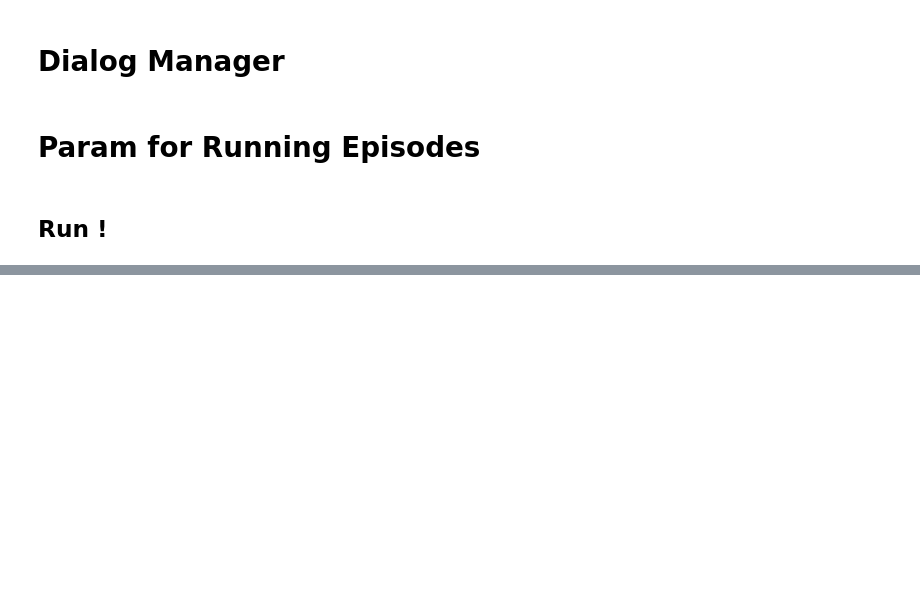
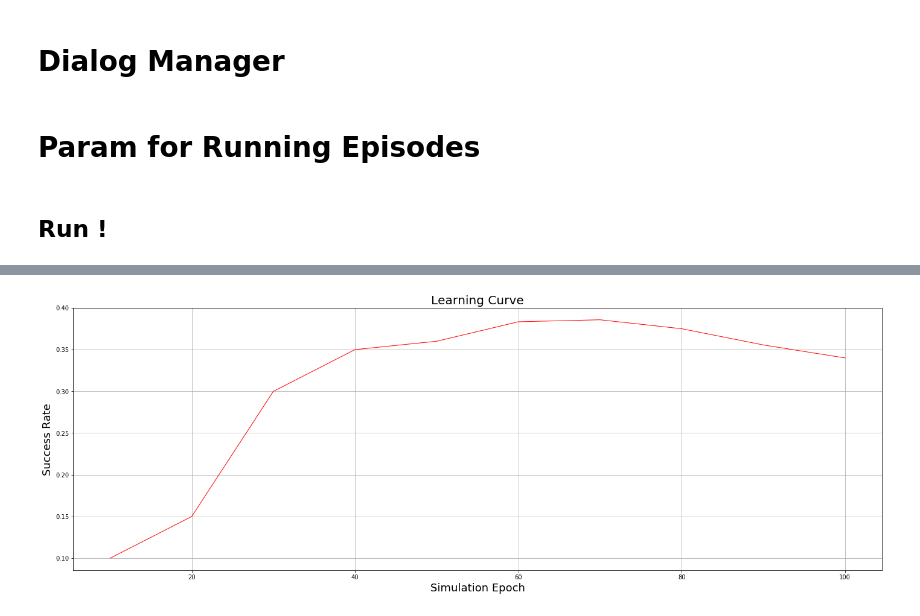
Before and after one commit to dengl11/CS234-Project, a Jupyter notebook: Simulation.ipynb, the cells around one changed output, grey strips where cells are left out. Cells and saved outputs as stored; diff of their text form; code cells hidden in the pictures; blank space fills up the shorter version.

Commit message:
dqn train

```diff
--- a/Simulation.ipynb
+++ b/Simulation.ipynb
@@ -1324,7 +1337,7 @@ class DQN:
         caches = cache['caches']
 
         grads = {}
-        for i in xrange(len(caches)):
+        for i in range(len(caches)):
             single_cache = caches[i]
             local_grads = self.bwdPass(dY[i], single_cache)
             mergeDicts(grads, local_grads) # add up the gradients wrt model parameters
@@ -1862,12 +1880,12 @@ warm_start_epochs = 100
 #     print("simulation success rate %s, ave reward %s, ave turns %s" % (res['success_rate'], res['ave_reward'], res['ave_turns']))
 #     return res
 # %%
-def run_episodes(num_episode, status):
+def run_episodes(num_episode, status, verbose = False, record_training_data = True):
     num_success = 0
     accu_reward = 0.
     accu_episodes = 0.
     for i in range(1, num_episode+1):
-        print("\nEpisode {} starts!".format(i))
+#         print("\nEpisode {} starts!".format(i))
         dlg_manager.init_episode()
         done = False
         while not done:
@@ -1876,11 +1894,12 @@ def run_episodes(num_episode, status):
             if done:
                 if reward > 0: num_success += 1
                 accu_episodes += dlg_manager.state_tracker.turn_count
-        print("Progress: %s / %s, Success rate: %s / %s Avg reward: %.2f Avg turns: %.2f" % (i+1, num_episode, num_success, i+1, float(accu_reward/(i+1)), float(accu_episodes)/(i+1)))
-    print("Success rate: %s / %s Avg reward: %.2f Avg turns: %.2f" % (num_success, num_episode, accu_reward/num_episode, float(accu_episodes)/num_episode))
+#         print("Progress: %s / %s, Success rate: %s / %s Avg reward: %.2f Avg turns: %.2f" % (i+1, num_episode, num_success, i+1, float(accu_reward/(i+1)), float(accu_episodes)/(i+1)))
+    succ_rate = num_success/num_episode
+    if verbose: print("Success rate: %s / %s Avg reward: %.2f Avg turns: %.2f" % (num_success, num_episode, succ_rate, float(accu_episodes)/num_episode))
     status['successes'] += num_success
     status['count'] += num_episode
-    return True if reward>0 else False
+    return num_success, succ_rate
 # %% [markdown]
 ## Run !
 # %%
@@ -1895,0 +1913,19 @@ Success
+# %%
+def train_agent(num_episode = 100, num_batches = 100, batch_size = 10, status=status, eval_every = 10, show_every = 100):
+    succ_rates = []
+    num_succ = 0
+    epochs = list(range(eval_every, num_episode+1, eval_every))
+    for n_epo in epochs:
+        # collect experience
+        run_episodes(num_episode=eval_every, status=status, record_training_data = True)
+        # train
+        agent.train(batch_size=batch_size, num_batches=num_batches, show_every = show_every)
+        # eval
+        curr_num_succ, _ = run_episodes(num_episode=eval_every, status=status, record_training_data = False)
+        num_succ += curr_num_succ
+        succ_rates.append(num_succ/n_epo)
+
+    return {"x": epochs, 'success_rate': succ_rates}
+# %%
+agent.clear_exp_pool()
+succ_rates = train_agent(num_episode = 100, num_batches = 10, show_every = 100)
@@ -1895,0 +1943,4 @@ Success
+# %%
+draw_learning_curve(succ_rates)
+# %% [output]
+[figure, added]
```
Also changed, not shown: parts of 10 cells of this notebook, 2 other files.
